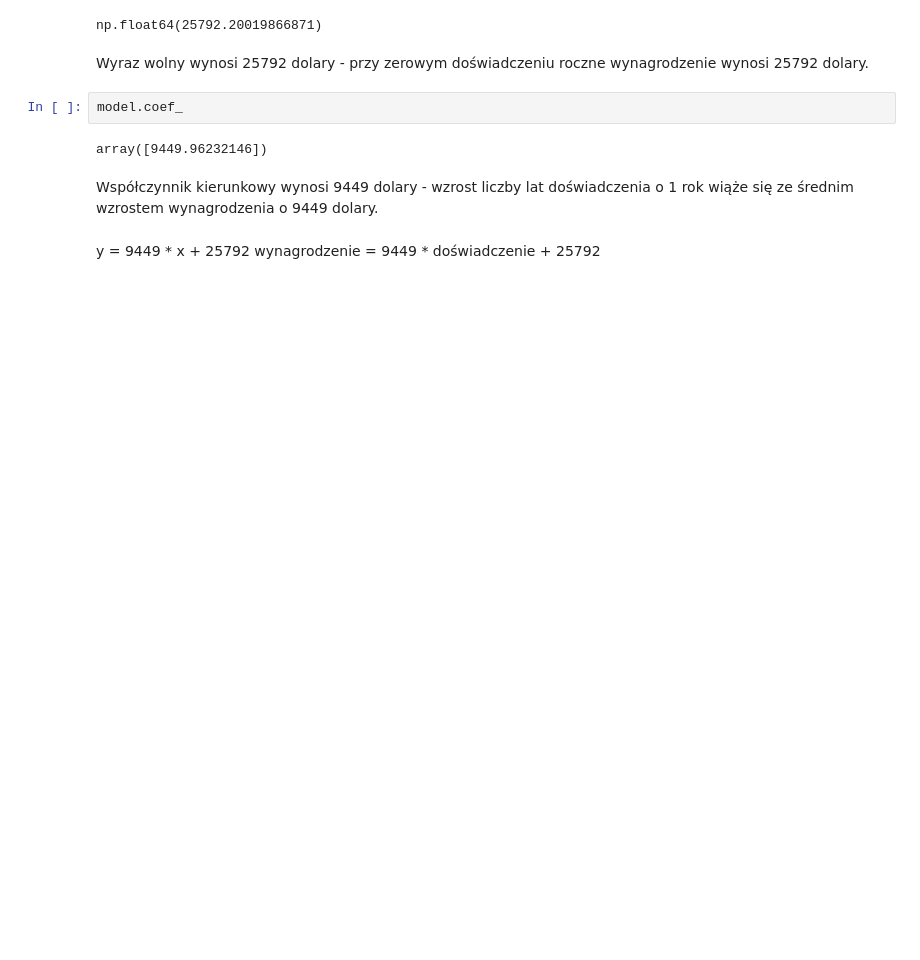
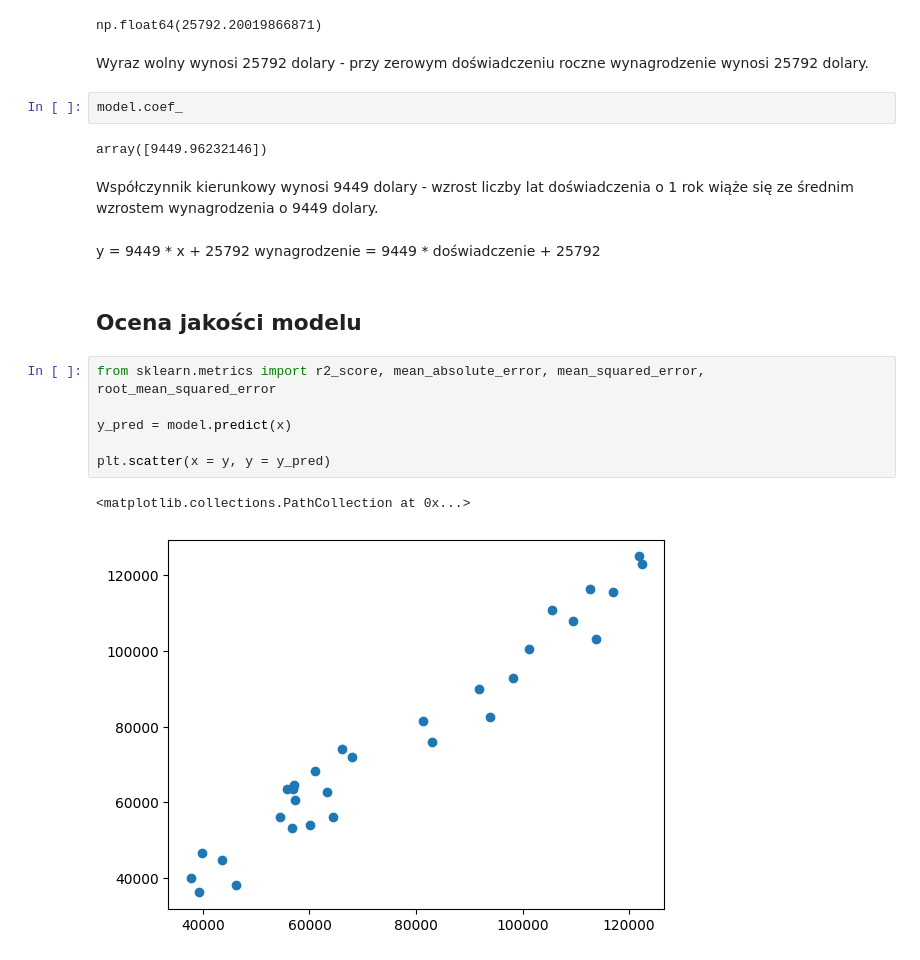
Before and after one commit to lwawrowski/cdv_bigdata, a Jupyter notebook: metody_analizy_przetwarzania_danych/2025_2026/gr2/20260329_regresja.ipynb, the cells around one changed output. Drawn from its saved outputs; the diff is of its cells as text; blank space fills up the shorter version.

```diff
--- a/metody_analizy_przetwarzania_danych/2025_2026/gr2/20260329_regresja.ipynb
+++ b/metody_analizy_przetwarzania_danych/2025_2026/gr2/20260329_regresja.ipynb
@@ -66,3 +60,14 @@ Współczynnik kierunkowy wynosi 9449 dolary - wzrost liczby lat doświadczenia
 # %% [markdown]
 y = 9449 * x + 25792
 wynagrodzenie = 9449 * doświadczenie + 25792
+# %% [markdown]
+## Ocena jakości modelu
+# %%
+from sklearn.metrics import r2_score, mean_absolute_error, mean_squared_error, root_mean_squared_error
+
+y_pred = model.predict(x)
+
+plt.scatter(x = y, y = y_pred)
+# %% [output]
+<matplotlib.collections.PathCollection at 0x...>
+[figure, added]
```
Also changed, not shown: parts of 29 cells of this notebook.
